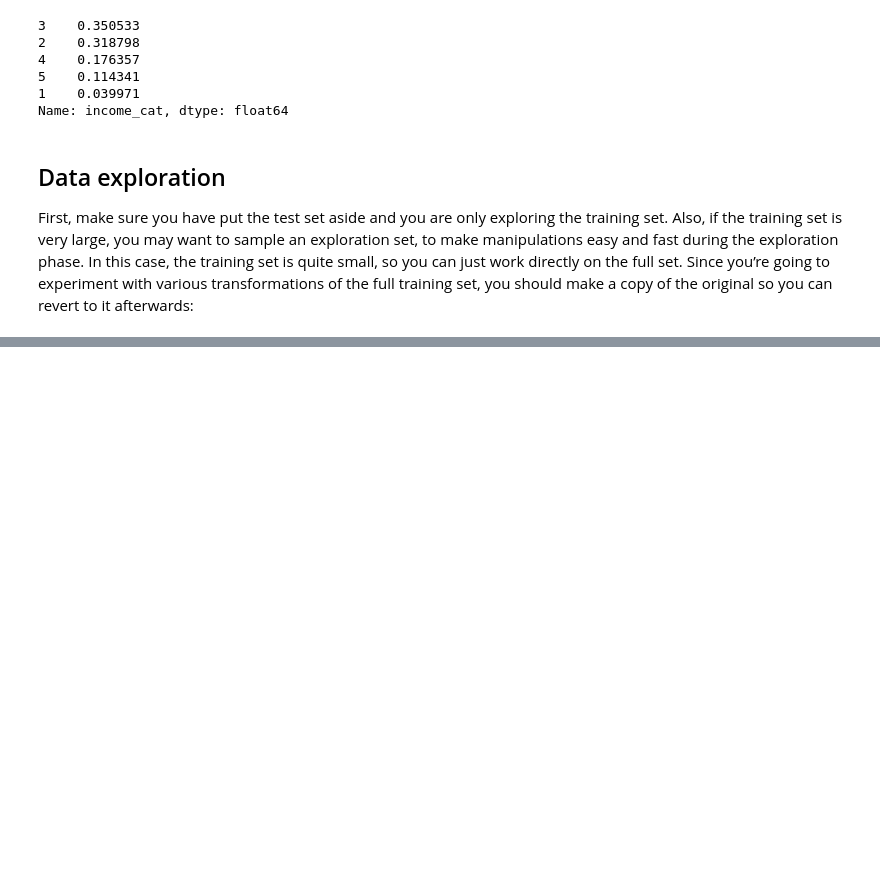
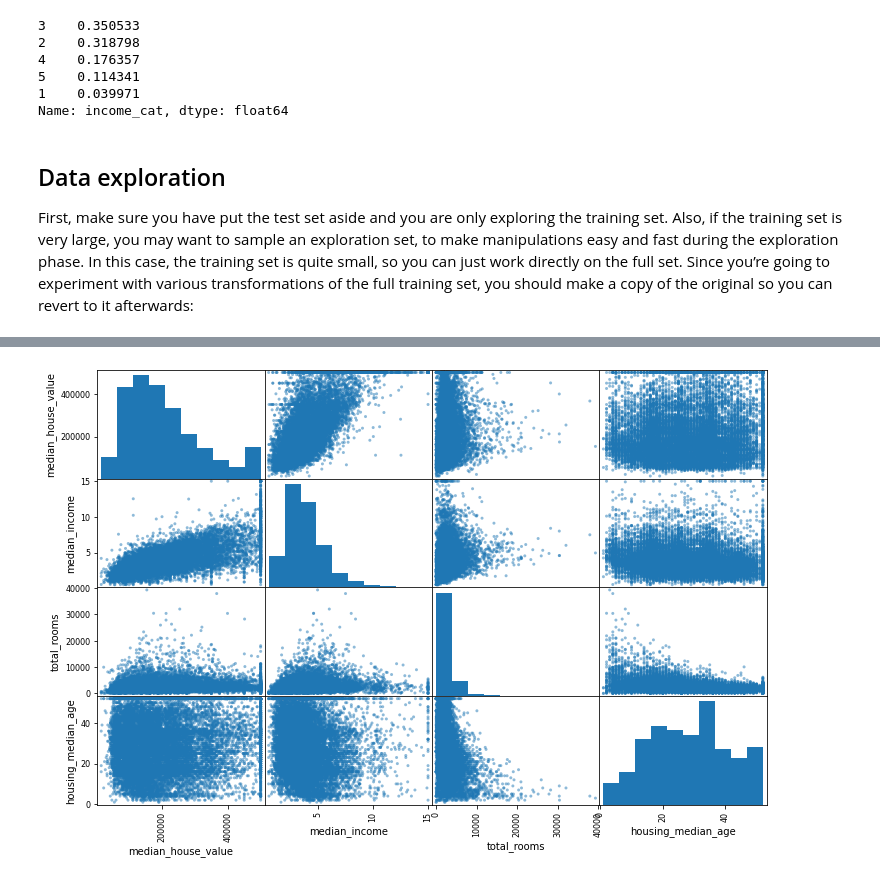
Before and after one commit to Chirag314/hands-on-machine-learning-, a Jupyter notebook: housing_data_analysis.ipynb, the cells around one changed output, grey strips where cells are left out. Saved outputs shown, nothing was run; the diff lists cells and outputs as text; code cells hidden in the pictures; blank space fills up the shorter version.

```diff
--- a/housing_data_analysis.ipynb
+++ b/housing_data_analysis.ipynb
@@ -121,0 +181,8 @@ First, make sure you have put the test set aside and you are only exploring the
+# %%
+# Another way to check corelation is to use pandas scatter_matrix()
+from pandas.plotting import scatter_matrix
+attributes=['median_house_value', 'median_income', 'total_rooms', 'housing_median_age']
+scatter_matrix(housing[attributes],figsize=(12,8))
+plt.show()
+# %% [output]
+[figure, added]
```
Also changed, not shown: parts of 13 cells of this notebook.
